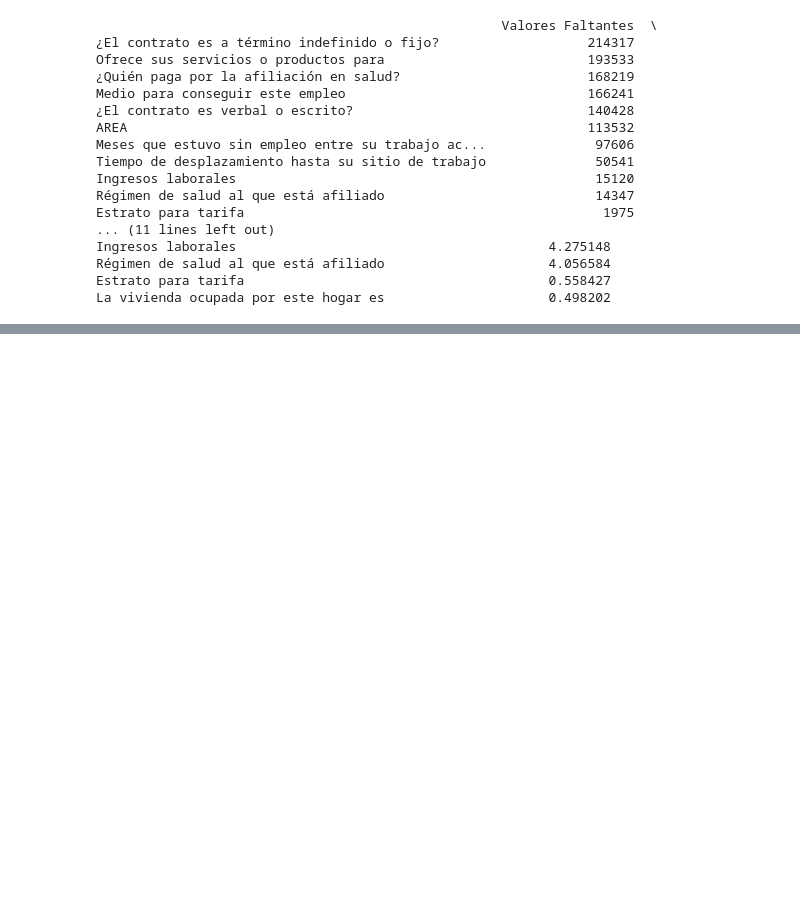
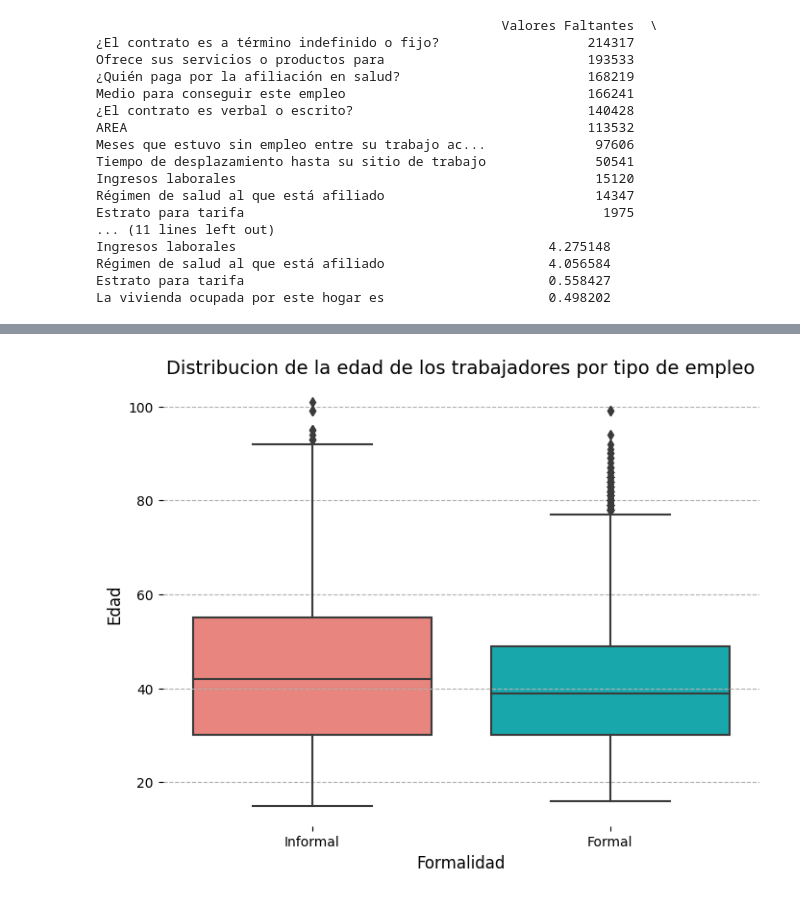
Before and after one commit to ivanna0994/jbook_dataviz_2025, a Jupyter notebook: _sources/capitulo2.ipynb, the cells around one changed output, grey strips where cells are left out. Cells and saved outputs as stored; diff of their text form; code cells hidden in the pictures; blank space fills up the shorter version.

```diff
--- a/_sources/capitulo2.ipynb
+++ b/_sources/capitulo2.ipynb
@@ -74,0 +301,34 @@ Las variables categóricas cuyo porcentaje de valores nulos fue cercano a cero,
+# %%
+titulo_original = "Distribución de la edad de los trabajadores por tipo de empleo"
+titulo = unidecode.unidecode(titulo_original)
+
+
+mapeo_formalidad = {0: 'Informal', 1: 'Formal'}
+datos2['formalidad_etiqueta'] = datos2['formalidad'].map(mapeo_formalidad)
+
+colores = ['#F8766D', '#00BFC4']
+
+
+plt.figure(figsize=(8, 6))
+
+
+ax = sns.boxplot(
+    data=datos2,
+    x='formalidad_etiqueta',
+    y='Edad',
+    palette=colores,
+    order=['Informal', 'Formal']
+)
+
+
+plt.title(titulo, fontsize=14)
+plt.xlabel("Formalidad", fontsize=12)
+plt.ylabel("Edad", fontsize=12)
+
+
+sns.despine(trim=True, left=True, bottom=True)
+plt.grid(axis='y', linestyle='--')
+
+plt.show()
+# %% [output]
+[figure, added]
```
Also changed, not shown: parts of 17 cells of this notebook, 6 other files.
